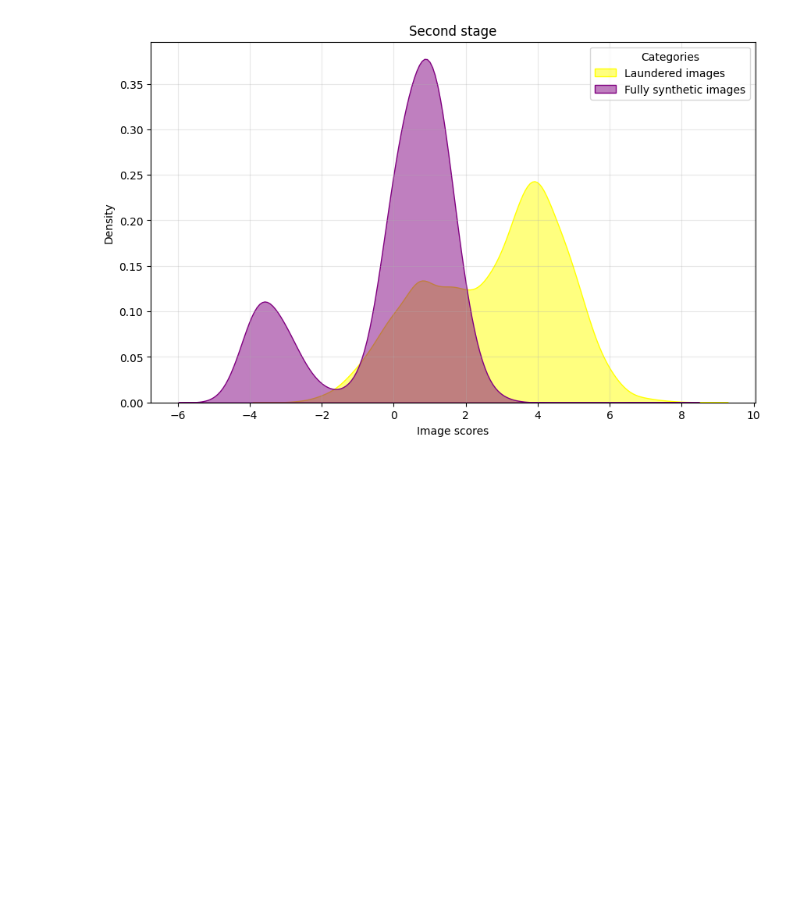
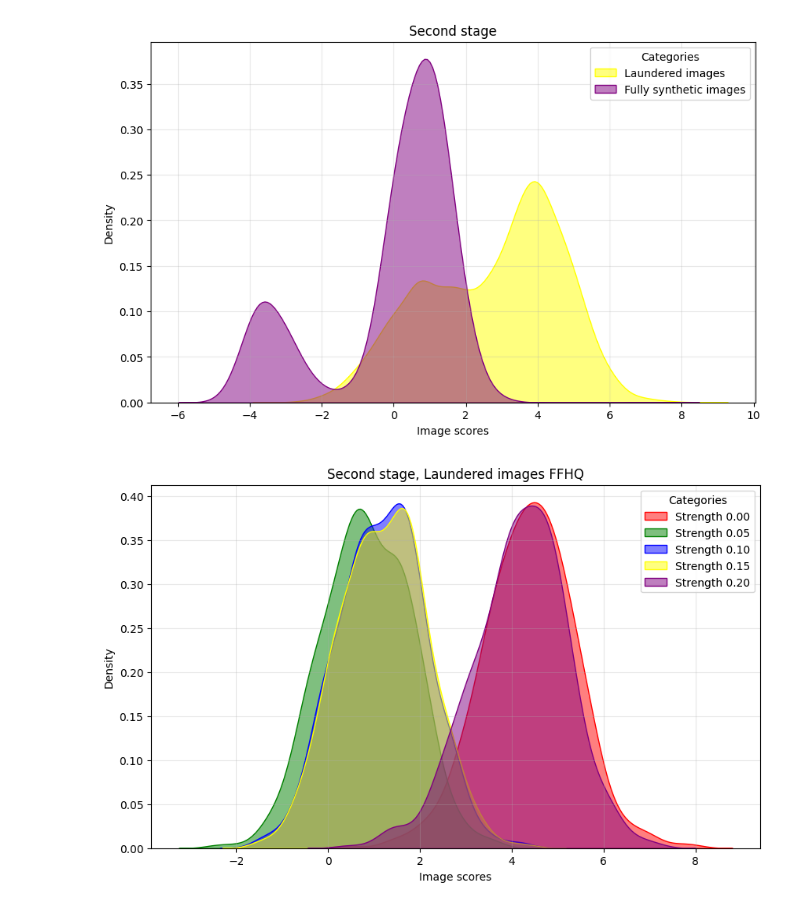
Before and after one commit to mard4/fake-image-detectors, a Jupyter notebook: EXPERIMENTS/plotter.ipynb, the cells around one changed output. Saved outputs shown, nothing was run; the diff lists cells and outputs as text; code cells hidden in the pictures; blank space fills up the shorter version.

Commit message:
LAUNDERED
FFHQ FORLAB

```diff
--- a/EXPERIMENTS/plotter.ipynb
+++ b/EXPERIMENTS/plotter.ipynb
@@ -233,3 +233,8 @@ plot_density([S2_LAUNDERED, S2_FAKE ], ["Laundered images", "Fully synthetic ima
               ["Yellow", "Purple"], "Second stage", "Second_stage" )
 # %% [output]
 [figure]
+# %%
+plot_density([S2_STR_00_FFHQ_1_NEW, S2_STR_05_FFHQ, S2_STR_10_FFHQ, S2_STR_15_FFHQ, S2_STR_20_FFHQ], ["Strength 0.00", "Strength 0.05", "Strength 0.10", "Strength 0.15", "Strength 0.20"],
+              ["Red", "Green", "Blue", "Yellow", "Purple"], "Second stage, Laundered images FFHQ", "Laundered_FFHQ_S2" )
+# %% [output]
+[figure, added]
```
Also changed, not shown: parts of 1 cell of this notebook, 2 other files.
